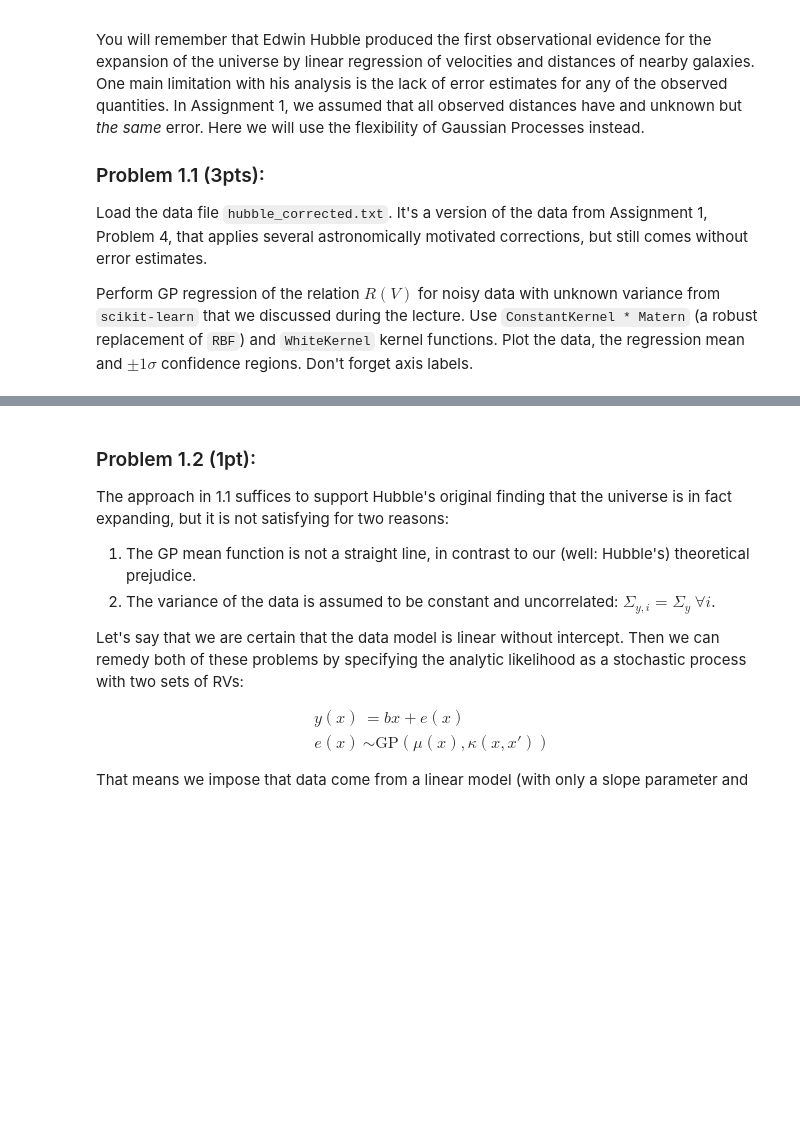
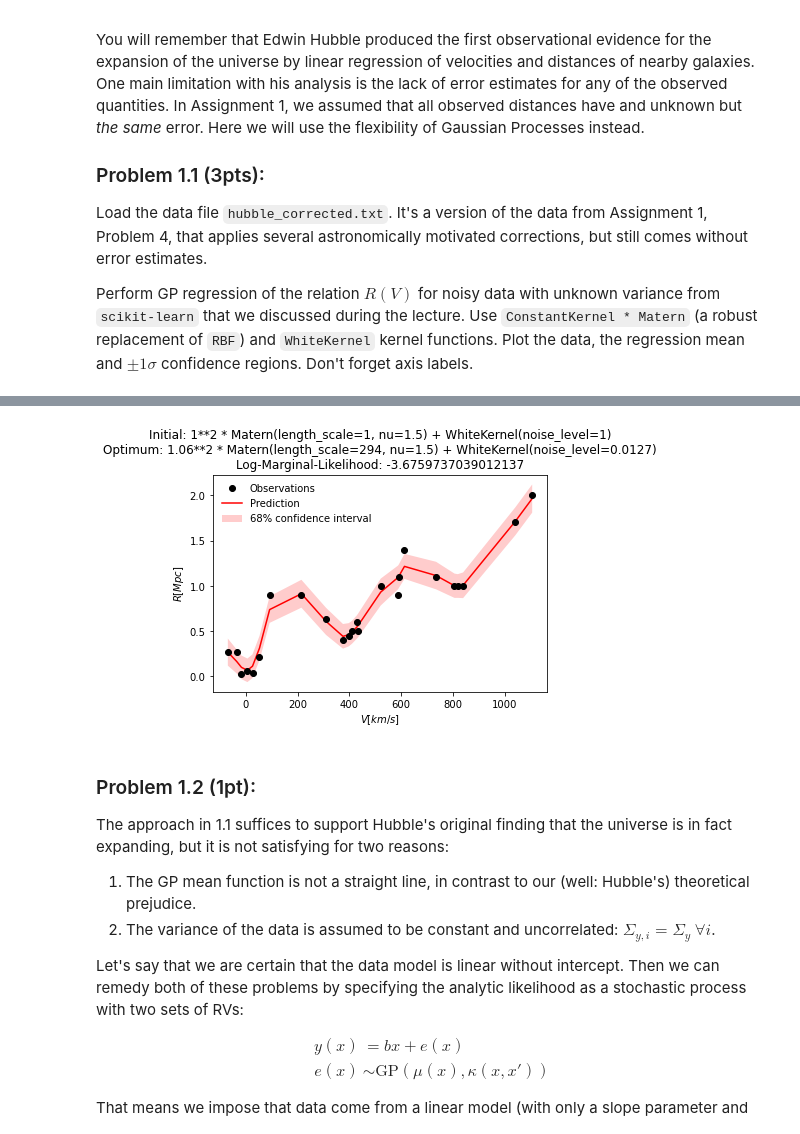
Before and after one commit to aridyckovsky/sml505, a Jupyter notebook: assignments/a3/assignment3.ipynb, the cells around one changed output, grey strips where cells are left out. Saved outputs shown, nothing was run; the diff lists cells and outputs as text; code cells hidden in the pictures; blank space fills up the shorter version.

Commit message:
update assignments

```diff
--- a/assignments/a3/assignment3.ipynb
+++ b/assignments/a3/assignment3.ipynb
@@ -37,7 +38,7 @@ Load the data file `hubble_corrected.txt`. It's a version of the data from Assig
 Perform GP regression of the relation $R(V)$ for noisy data with unknown variance from `scikit-learn` that we discussed during the lecture. Use `ConstantKernel * Matern` (a robust replacement of `RBF`) and `WhiteKernel` kernel functions. Plot the data, the regression mean and $\pm1\sigma$ confidence regions. Don't forget axis labels.
 # %%
 # Load data
-data = np.genfromtxt("hubble_corrected.txt", names=True, dtype=None, encoding=None)
+data = np.genfromtxt("https://raw.githubusercontent.com/aridyckovsky/sml505/main/assignments/a3/hubble_corrected.txt", names=True, dtype=None, encoding=None)
 V = data['V'].reshape(-1,1)
 R = data['R'].reshape(-1,1).ravel()
 
@@ -64,3 +64,4 @@ plt.legend(loc='upper left', frameon=False);
+[figure, added]
 # %% [markdown]
 ### Problem 1.2 (1pt):
 
```
Also changed, not shown: parts of 14 cells of this notebook, 3 other files.
